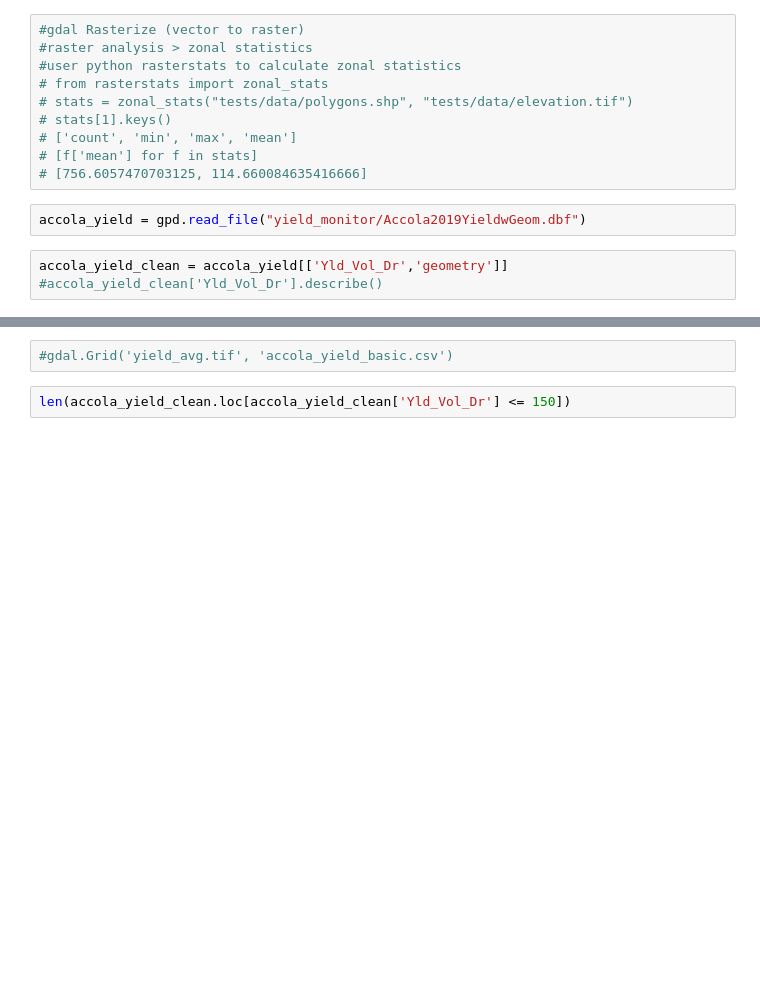
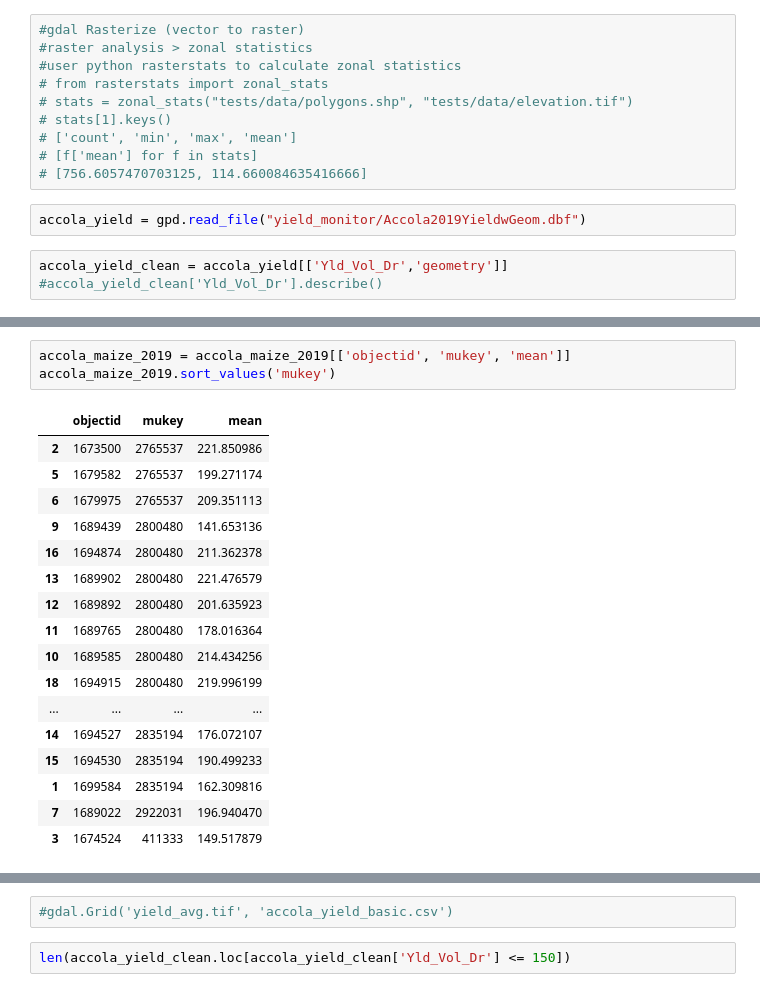
Before and after one commit to isuforesite/Foresite, a Jupyter notebook: analyses/accola.ipynb, the cells around one changed output, grey strips where cells are left out. Saved outputs shown, nothing was run; the diff lists cells and outputs as text; blank space fills up the shorter version.

```diff
--- a/analyses/accola.ipynb
+++ b/analyses/accola.ipynb
@@ -88,0 +86,21 @@ gpd.GeoDataFrame.from_features(stats)
+# %%
+accola_maize_2019 = accola_maize_2019[['objectid', 'mukey', 'mean']]
+accola_maize_2019.sort_values('mukey')
+# %% [output]
+|  | objectid | mukey | mean |
+| 2 | 1673500 | 2765537 | 221.850986 |
+| 5 | 1679582 | 2765537 | 199.271174 |
+| 6 | 1679975 | 2765537 | 209.351113 |
+| 9 | 1689439 | 2800480 | 141.653136 |
+| 16 | 1694874 | 2800480 | 211.362378 |
+| 13 | 1689902 | 2800480 | 221.476579 |
+| 12 | 1689892 | 2800480 | 201.635923 |
+| 11 | 1689765 | 2800480 | 178.016364 |
+| 10 | 1689585 | 2800480 | 214.434256 |
+| 18 | 1694915 | 2800480 | 219.996199 |
+| ... | ... | ... | ... |
+| 14 | 1694527 | 2835194 | 176.072107 |
+| 15 | 1694530 | 2835194 | 190.499233 |
+| 1 | 1699584 | 2835194 | 162.309816 |
+| 7 | 1689022 | 2922031 | 196.940470 |
+| 3 | 1674524 | 411333 | 149.517879 |
```
Also changed, not shown: parts of 20 cells of this notebook.
